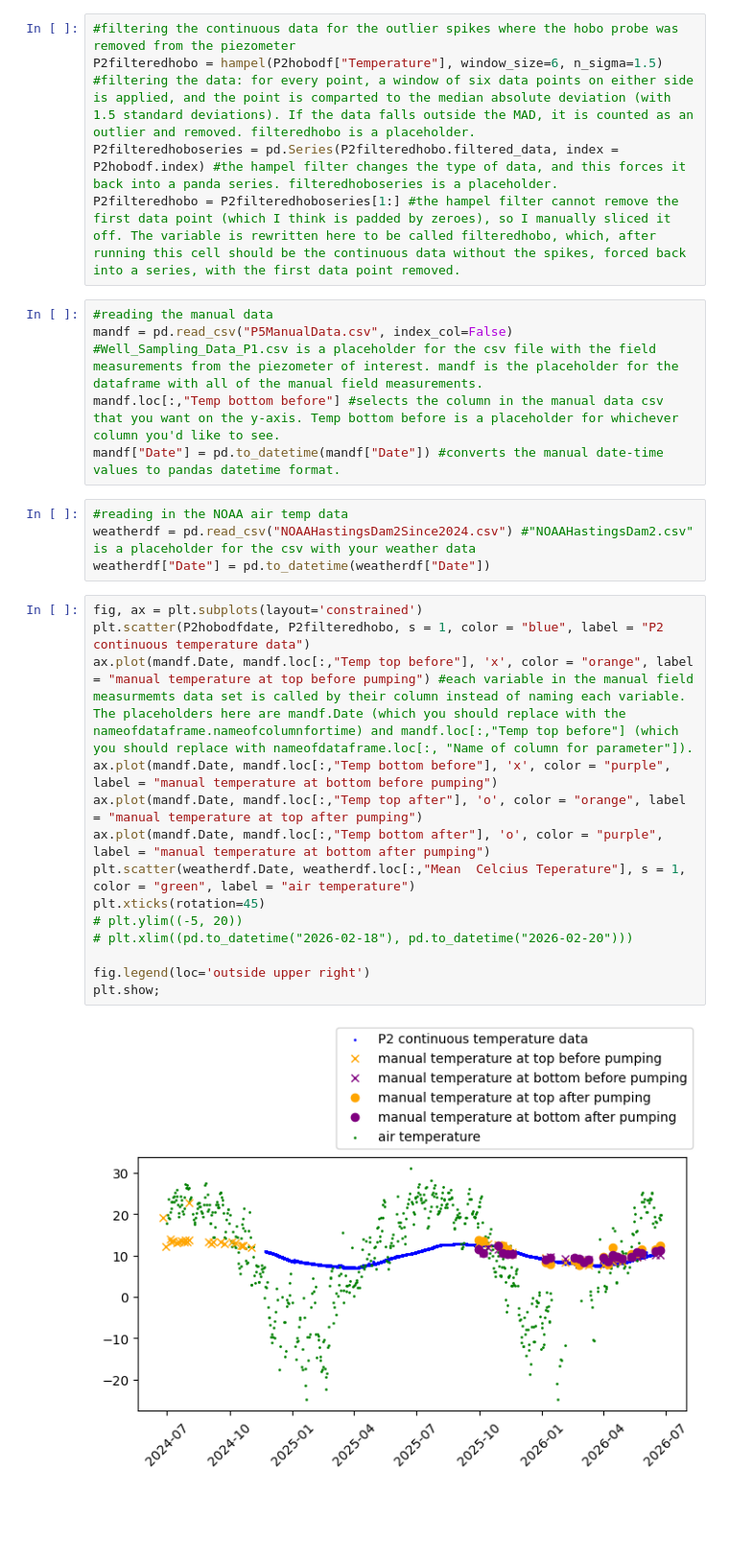
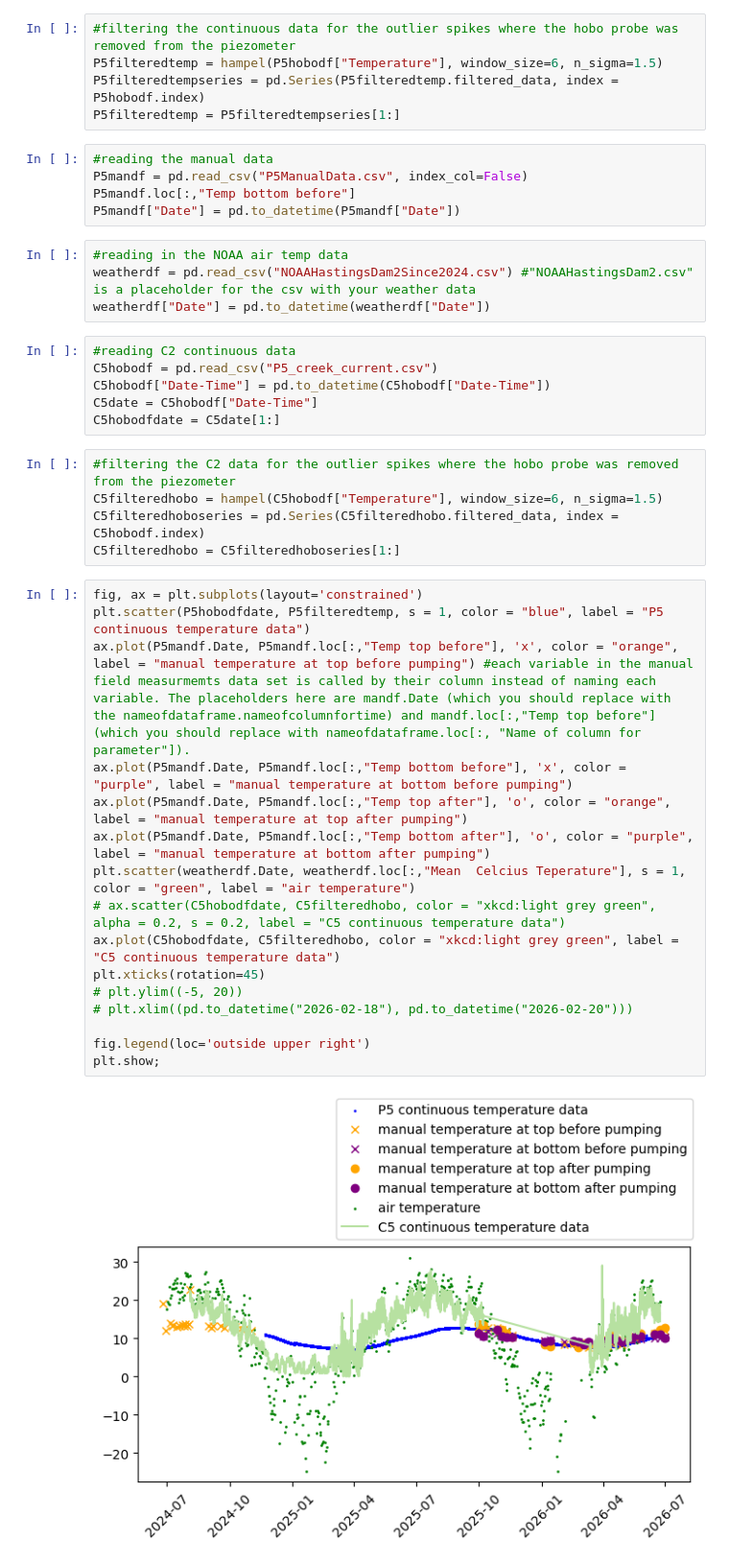
Before and after one commit to sauron-245/summer_26, a Jupyter notebook: summer 2026/P5Bell2026.ipynb, the cells around one changed output. Shown at 96% size. Cells and saved outputs as stored; diff of their text form; blank space fills up the shorter version.

```diff
--- a/summer 2026/P5Bell2026.ipynb
+++ b/summer 2026/P5Bell2026.ipynb
@@ -24,30 +24,43 @@ P2hobodfdate = P2date[1:] #In the code chunk below, I remove the first point fro
 # %%
 #filtering the continuous data for the outlier spikes where the hobo probe was removed from the piezometer
-P2filteredhobo = hampel(P2hobodf["Temperature"], window_size=6, n_sigma=1.5) #filtering the data: for every point, a window of six data points on either side is applied, and the point is comparted to the median absolute deviation (with 1.5 standard deviations). If the data falls outside the MAD, it is counted as an outlier and removed. filteredhobo is a placeholder.
-P2filteredhoboseries = pd.Series(P2filteredhobo.filtered_data, index = P2hobodf.index) #the hampel filter changes the type of data, and this forces it back into a panda series. filteredhoboseries is a placeholder.
-P2filteredhobo = P2filteredhoboseries[1:] #the hampel filter cannot remove the first data point (which I think is padded by zeroes), so I manually sliced it off. The variable is rewritten here to be called filteredhobo, which, after running this cell should be the continuous data without the spikes, forced back into a series, with the first data point removed.
+P5filteredtemp = hampel(P5hobodf["Temperature"], window_size=6, n_sigma=1.5)
+P5filteredtempseries = pd.Series(P5filteredtemp.filtered_data, index = P5hobodf.index)
+P5filteredtemp = P5filteredtempseries[1:]
 # %%
 #reading the manual data
-mandf = pd.read_csv("P5ManualData.csv", index_col=False) #Well_Sampling_Data_P1.csv is a placeholder for the csv file with the field measurements from the piezometer of interest. mandf is the placeholder for the dataframe with all of the manual field measurements.
-mandf.loc[:,"Temp bottom before"] #selects the column in the manual data csv that you want on the y-axis. Temp bottom before is a placeholder for whichever column you'd like to see.
-mandf["Date"] = pd.to_datetime(mandf["Date"]) #converts the manual date-time values to pandas datetime format.
+P5mandf = pd.read_csv("P5ManualData.csv", index_col=False)
+P5mandf.loc[:,"Temp bottom before"]
+P5mandf["Date"] = pd.to_datetime(P5mandf["Date"])
 # %%
 #reading in the NOAA air temp data
 weatherdf = pd.read_csv("NOAAHastingsDam2Since2024.csv") #"NOAAHastingsDam2.csv" is a placeholder for the csv with your weather data
 weatherdf["Date"] = pd.to_datetime(weatherdf["Date"])
+# %%
+#reading C2 continuous data
+C5hobodf = pd.read_csv("P5_creek_current.csv")
+C5hobodf["Date-Time"] = pd.to_datetime(C5hobodf["Date-Time"])
+C5date = C5hobodf["Date-Time"]
+C5hobodfdate = C5date[1:]
+# %%
+#filtering the C2 data for the outlier spikes where the hobo probe was removed from the piezometer
+C5filteredhobo = hampel(C5hobodf["Temperature"], window_size=6, n_sigma=1.5)
+C5filteredhoboseries = pd.Series(C5filteredhobo.filtered_data, index = C5hobodf.index)
+C5filteredhobo = C5filteredhoboseries[1:]
 # %%
 fig, ax = plt.subplots(layout='constrained')
-plt.scatter(P2hobodfdate, P2filteredhobo, s = 1, color = "blue", label = "P2 continuous temperature data")
-ax.plot(mandf.Date, mandf.loc[:,"Temp top before"], 'x', color = "orange", label = "manual temperature at top before pumping") #each variable in the manual field measurmemts data set is called by their column instead of naming each variable. The placeholders here are mandf.Date (which you should replace with the nameofdataframe.nameofcolumnfortime) and mandf.loc[:,"Temp top before"] (which you should replace with nameofdataframe.loc[:, "Name of column for parameter"]).
-ax.plot(mandf.Date, mandf.loc[:,"Temp bottom before"], 'x', color = "purple", label = "manual temperature at bottom before pumping")
-ax.plot(mandf.Date, mandf.loc[:,"Temp top after"], 'o', color = "orange", label = "manual temperature at top after pumping")
-ax.plot(mandf.Date, mandf.loc[:,"Temp bottom after"], 'o', color = "purple", label = "manual temperature at bottom after pumping")
+plt.scatter(P5hobodfdate, P5filteredtemp, s = 1, color = "blue", label = "P5 continuous temperature data")
+ax.plot(P5mandf.Date, P5mandf.loc[:,"Temp top before"], 'x', color = "orange", label = "manual temperature at top before pumping") #each variable in the manual field measurmemts data set is called by their column instead of naming each variable. The placeholders here are mandf.Date (which you should replace with the nameofdataframe.nameofcolumnfortime) and mandf.loc[:,"Temp top before"] (which you should replace with nameofdataframe.loc[:, "Name of column for parameter"]).
+ax.plot(P5mandf.Date, P5mandf.loc[:,"Temp bottom before"], 'x', color = "purple", label = "manual temperature at bottom before pumping")
+ax.plot(P5mandf.Date, P5mandf.loc[:,"Temp top after"], 'o', color = "orange", label = "manual temperature at top after pumping")
+ax.plot(P5mandf.Date, P5mandf.loc[:,"Temp bottom after"], 'o', color = "purple", label = "manual temperature at bottom after pumping")
 plt.scatter(weatherdf.Date, weatherdf.loc[:,"Mean  Celcius Teperature"], s = 1, color = "green", label = "air temperature")
+# ax.scatter(C5hobodfdate, C5filteredhobo, color = "xkcd:light grey green", alpha = 0.2, s = 0.2, label = "C5 continuous temperature data")
+ax.plot(C5hobodfdate, C5filteredhobo, color = "xkcd:light grey green", label = "C5 continuous temperature data")
 plt.xticks(rotation=45)
 # plt.ylim((-5, 20))
 # plt.xlim((pd.to_datetime("2026-02-18"), pd.to_datetime("2026-02-20")))
 
 fig.legend(loc='outside upper right')
 plt.show;
 # %% [output]
-[figure, old version]
+[figure, new version]
```
Also changed, not shown: parts of 6 cells of this notebook, 26 other files.
